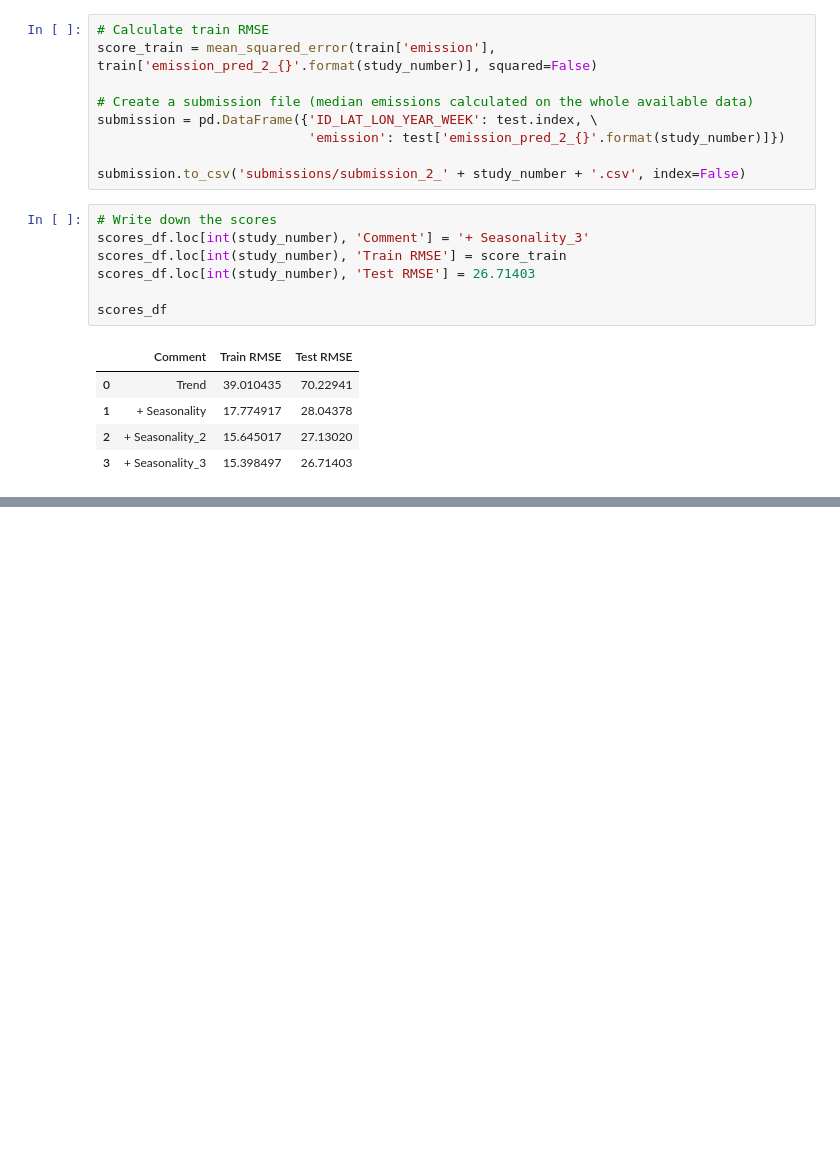
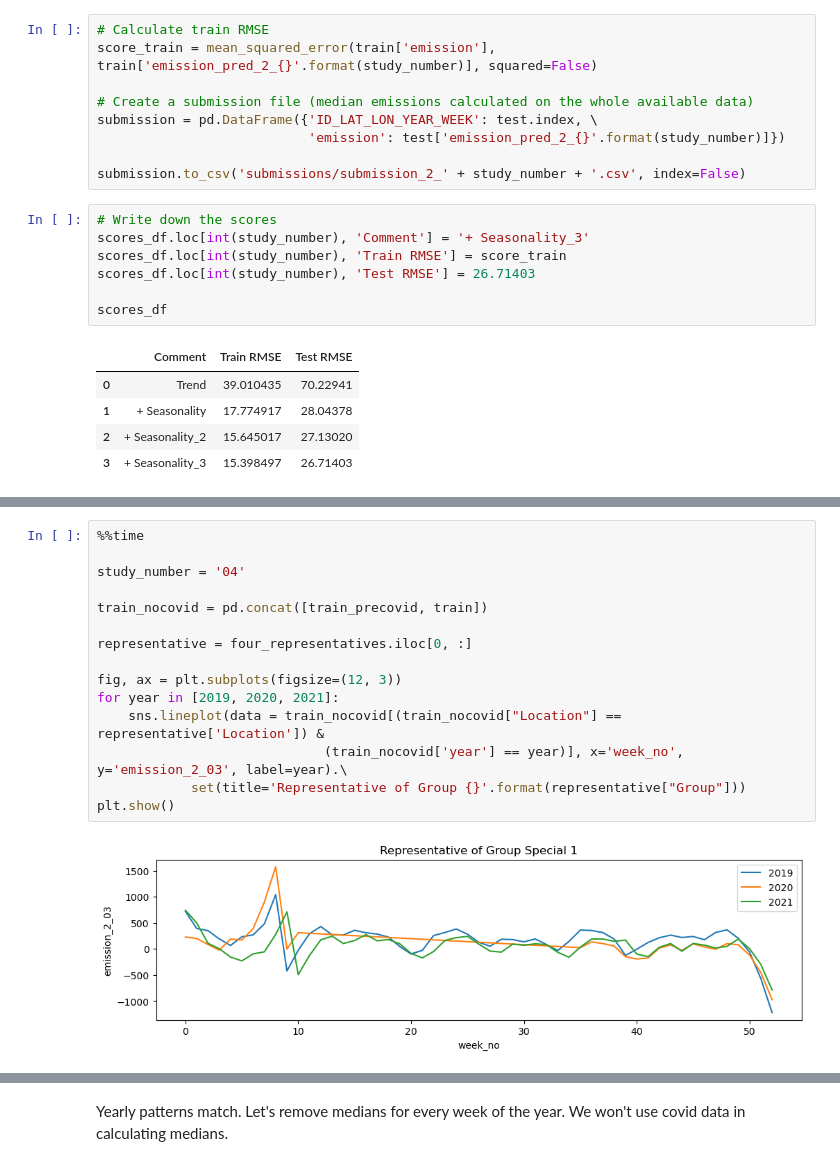
Before and after one commit to NickVasenkov/CO2-Emissions, a Jupyter notebook: CO2 Emissions 2.ipynb, the cells around one changed output, grey strips where cells are left out. Cells and saved outputs as stored; diff of their text form; blank space fills up the shorter version.

```diff
--- a/CO2 Emissions 2.ipynb
+++ b/CO2 Emissions 2.ipynb
@@ -760,0 +814,17 @@ scores_df
+# %%
+%%time
+
+study_number = '04'
+
+train_nocovid = pd.concat([train_precovid, train])
+
+representative = four_representatives.iloc[0, :]
+
+fig, ax = plt.subplots(figsize=(12, 3))
+for year in [2019, 2020, 2021]:
+    sns.lineplot(data = train_nocovid[(train_nocovid["Location"] == representative['Location']) &
+                             (train_nocovid['year'] == year)], x='week_no', y='emission_2_03', label=year).\
+            set(title='Representative of Group {}'.format(representative["Group"]))
+plt.show()
+# %% [output]
+[figure, added]
@@ -760,0 +833,2 @@ scores_df
+# %% [markdown]
+Yearly patterns match. Let's remove medians for every week of the year. We won't use covid data in calculating medians.
```
Also changed, not shown: parts of 35 cells of this notebook, 24 other files.
